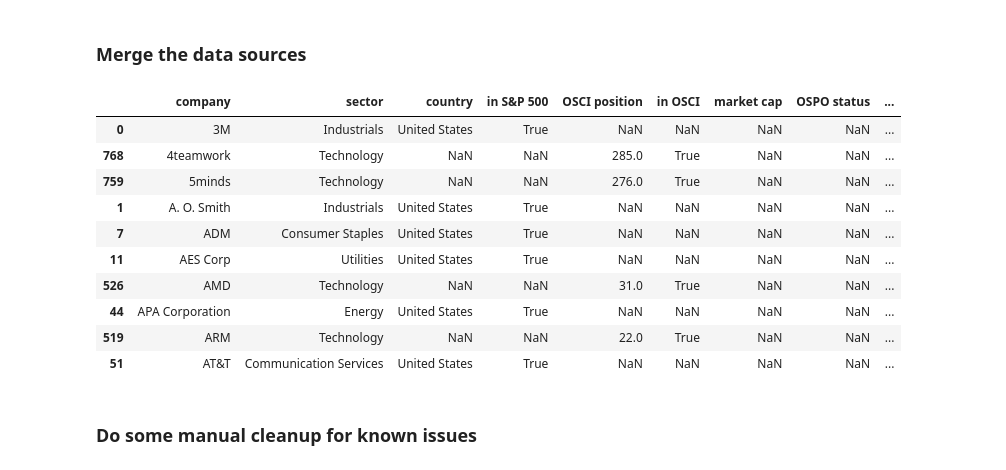
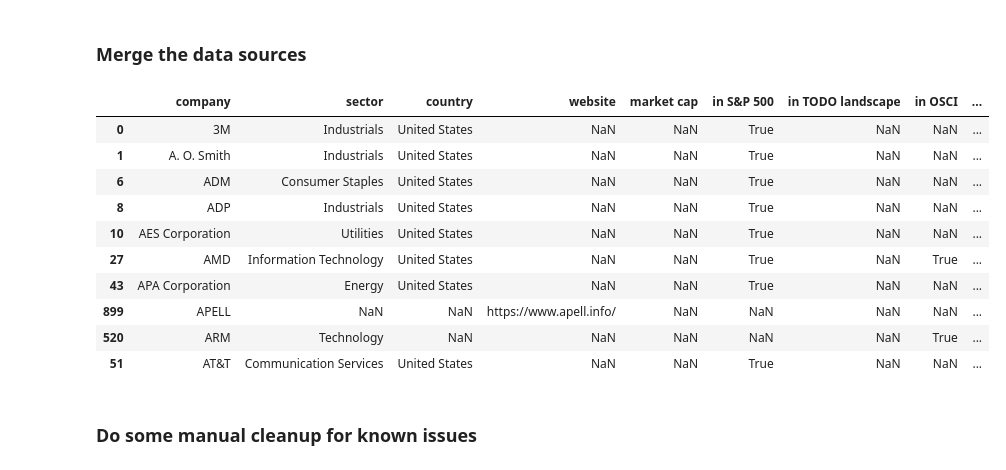
Before and after one commit to JumpsuitWizard/FOCUSED-Collaboration, a Jupyter notebook: notebooks/Ingestion.ipynb, the cells around one changed output. Drawn from its saved outputs; the diff is of its cells as text; code cells hidden in the pictures.

Commit message:
finish up merging and cleaning the data; output to a versioned directory

```diff
--- a/notebooks/Ingestion.ipynb
+++ b/notebooks/Ingestion.ipynb
@@ -173,7 +170,7 @@ SP500
 # %%
 # Rename columns in S&P 500 and add a few fields for comparison purposes
 sources['SP500']['data'] = sources['SP500']['data'].rename(
-    columns={'Name': 'company', 'Sector': 'sector'})
+    columns={'Security': 'company', 'GICS Sector': 'sector'})
 
 sources['SP500']['data']['in S&P 500'] = True
 sources['SP500']['data']['country'] = "United States"
@@ -198,7 +195,7 @@ order = ['company', 'OSCI sector', 'OSCI position', 'in OSCI']
 
 sources['OSCI']['data'] = sources['OSCI']['data'].reindex(order, axis=1)
 
-# Rename columns in OSPO Landscape
+# Rename columns in OSPO landscape
 sources['TODO']['data'] = sources['TODO']['data'].rename(columns={
     'Name': 'TODO status',
     'Organization': 'company',
@@ -222,6 +219,22 @@ order = ['company', 'TODO country', 'market cap',
          'TODO status', 'in TODO landscape']
 
 sources['TODO']['data'] = sources['TODO']['data'].reindex(order, axis=1)
+
+# Rename columns in OPSO++ landscape
+sources['OSPOPlusPlus']['data'] = sources['OSPOPlusPlus']['data'].rename(columns={
+    'OSPO++ Member': 'company'
+})
+
+# Add a field for comparison purposes
+sources['OSPOPlusPlus']['data']['in OSPO++ landscape'] = True
+
+# Rename columns in the OSPO Alliance landscape
+sources['OSPOAlliance']['data'] = sources['OSPOAlliance']['data'].rename(columns={
+    'OSPO Alliance Member': 'company', 'Website': 'website'
+})
+
+# Add a field for comparison purposes
+sources['OSPOAlliance']['data']['in OSPO Alliance'] = True
 # %% [markdown]
 ### Preview the data
 # %%
@@ -250,33 +263,49 @@ OSCI
 # %% [markdown]
 ### Merge the data sources
 # %%
-# First, merge S&P Index and OSCI, then merge with OSPO Landscape
-all_data = (df_sp.merge(df_osci, left_on='company',
-                        right_on='company', how='outer')).merge(df_ospo,
-                                                                left_on='company',
-                                                                right_on='company',
-                                                                how='outer')
+# First, merge S&P Index and OSCI
+all_data = sources['SP500']['data'].merge(sources['OSCI']['data'], left_on='company',
+                                          right_on='company', how='outer')
+
+# Second, merge with TODO Group landscape
+all_data = all_data.merge(sources['TODO']['data'],
+                          left_on='company',
+                          right_on='company',
+                          how='outer')
+
+# Third, merge with OSPO++ members
+all_data = all_data.merge(sources['OSPOPlusPlus']['data'], left_on='company',
+                          right_on='company', how='outer')
+
+# Fourth, merge with OSPO Alliance members
+all_data = all_data.merge(sources['OSPOAlliance']['data'], left_on='company',
+                          right_on='company', how='outer')
 
 # Prefer S&P data over OSCI and OSPO Landscape data
 all_data['sector'] = all_data['sector'].mask(
     pd.isnull, all_data['OSCI sector'])
 all_data['country'] = all_data['country'].mask(
-    pd.isnull, all_data['OSPO country'])
-all_data = all_data.drop(['OSCI sector', 'OSPO country'], axis=1)
+    pd.isnull, all_data['TODO country'])
+all_data = all_data.drop(['OSCI sector', 'TODO country'], axis=1)
 
+# Update the column order to something logical
+col_order = ['company', 'sector', 'country', 'website', 'market cap', 'in S&P 500', 'in TODO landscape', 'in OSCI',
+             'in OSPO++ landscape', 'in OSPO Alliance', 'TODO status', 'OSCI position']
+
+all_data = all_data.reindex(col_order, axis=1)
 all_data.sort_values(by=['company']).head(10)
 # %% [output]
-|  | company | sector | country | in S&P 500 | OSCI position | in OSCI | market cap | OSPO status | ... |
-| 0 | 3M | Industrials | United States | True | NaN | NaN | NaN | NaN | ... |
-| 768 | 4teamwork | Technology | NaN | NaN | 285.0 | True | NaN | NaN | ... |
-| 759 | 5minds | Technology | NaN | NaN | 276.0 | True | NaN | NaN | ... |
-| 1 | A. O. Smith | Industrials | United States | True | NaN | NaN | NaN | NaN | ... |
-| 7 | ADM | Consumer Staples | United States | True | NaN | NaN | NaN | NaN | ... |
-| 11 | AES Corp | Utilities | United States | True | NaN | NaN | NaN | NaN | ... |
-| 526 | AMD | Technology | NaN | NaN | 31.0 | True | NaN | NaN | ... |
-| 44 | APA Corporation | Energy | United States | True | NaN | NaN | NaN | NaN | ... |
-| 519 | ARM | Technology | NaN | NaN | 22.0 | True | NaN | NaN | ... |
-| 51 | AT&T | Communication Services | United States | True | NaN | NaN | NaN | NaN | ... |
+|  | company | sector | country | website | market cap | in S&P 500 | in TODO landscape | in OSCI | ... |
+| 0 | 3M | Industrials | United States | NaN | NaN | True | NaN | NaN | ... |
+| 1 | A. O. Smith | Industrials | United States | NaN | NaN | True | NaN | NaN | ... |
+| 6 | ADM | Consumer Staples | United States | NaN | NaN | True | NaN | NaN | ... |
+| 8 | ADP | Industrials | United States | NaN | NaN | True | NaN | NaN | ... |
+| 10 | AES Corporation | Utilities | United States | NaN | NaN | True | NaN | NaN | ... |
+| 27 | AMD | Information Technology | United States | NaN | NaN | True | NaN | True | ... |
+| 43 | APA Corporation | Energy | United States | NaN | NaN | True | NaN | NaN | ... |
+| 899 | APELL | NaN | NaN | https://www.apell.info/ | NaN | NaN | NaN | NaN | ... |
+| 520 | ARM | Technology | NaN | NaN | NaN | NaN | NaN | True | ... |
+| 51 | AT&T | Communication Services | United States | NaN | NaN | True | NaN | NaN | ... |
 # %% [markdown]
 ### Do some manual cleanup for known issues
 # %%
```
Also changed, not shown: parts of 16 cells of this notebook, 1 other file.
